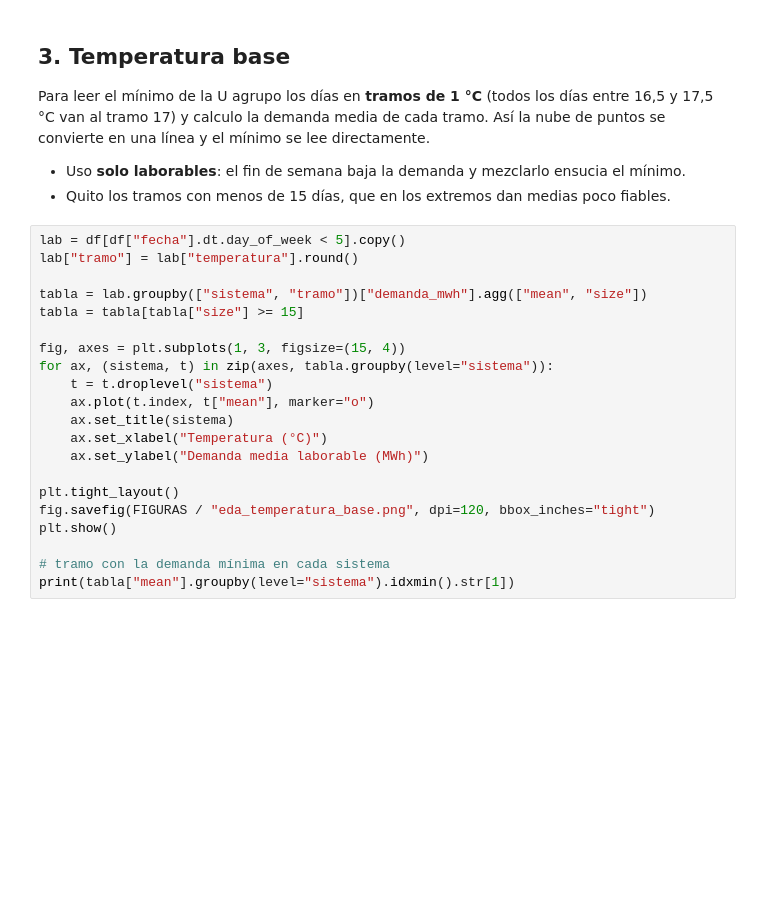
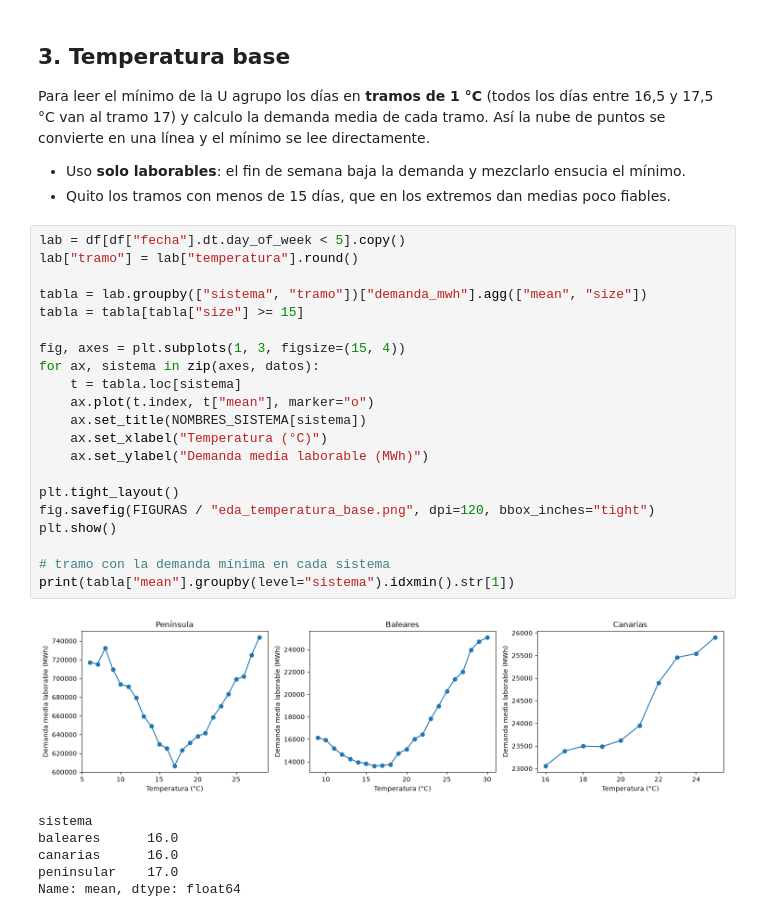
Before and after one commit to Lopez-Pabl0/elec-temp-spain, a Jupyter notebook: notebooks/01_eda.ipynb, the cells around one changed output. Saved outputs shown, nothing was run; the diff lists cells and outputs as text; blank space fills up the shorter version.

```diff
--- a/notebooks/01_eda.ipynb
+++ b/notebooks/01_eda.ipynb
@@ -81,24 +95,31 @@ Para leer el mínimo de la U agrupo los días en **tramos de 1 °C** (todos los
 # %%
 lab = df[df["fecha"].dt.day_of_week < 5].copy()
 lab["tramo"] = lab["temperatura"].round()
 
 tabla = lab.groupby(["sistema", "tramo"])["demanda_mwh"].agg(["mean", "size"])
 tabla = tabla[tabla["size"] >= 15]
 
 fig, axes = plt.subplots(1, 3, figsize=(15, 4))
-for ax, (sistema, t) in zip(axes, tabla.groupby(level="sistema")):
-    t = t.droplevel("sistema")
+for ax, sistema in zip(axes, datos):
+    t = tabla.loc[sistema]
     ax.plot(t.index, t["mean"], marker="o")
-    ax.set_title(sistema)
+    ax.set_title(NOMBRES_SISTEMA[sistema])
     ax.set_xlabel("Temperatura (°C)")
     ax.set_ylabel("Demanda media laborable (MWh)")
 
 plt.tight_layout()
 fig.savefig(FIGURAS / "eda_temperatura_base.png", dpi=120, bbox_inches="tight")
 plt.show()
 
 # tramo con la demanda mínima en cada sistema
 print(tabla["mean"].groupby(level="sistema").idxmin().str[1])
+# %% [output]
+[figure, added]
+sistema
+baleares      16.0
+canarias      16.0
+peninsular    17.0
+Name: mean, dtype: float64
 # %% [markdown]
 **Qué se ve:**
 - **Península**: mínimo muy marcado en **17 °C**.
```
Also changed, not shown: parts of 12 cells of this notebook, 2 other files.
